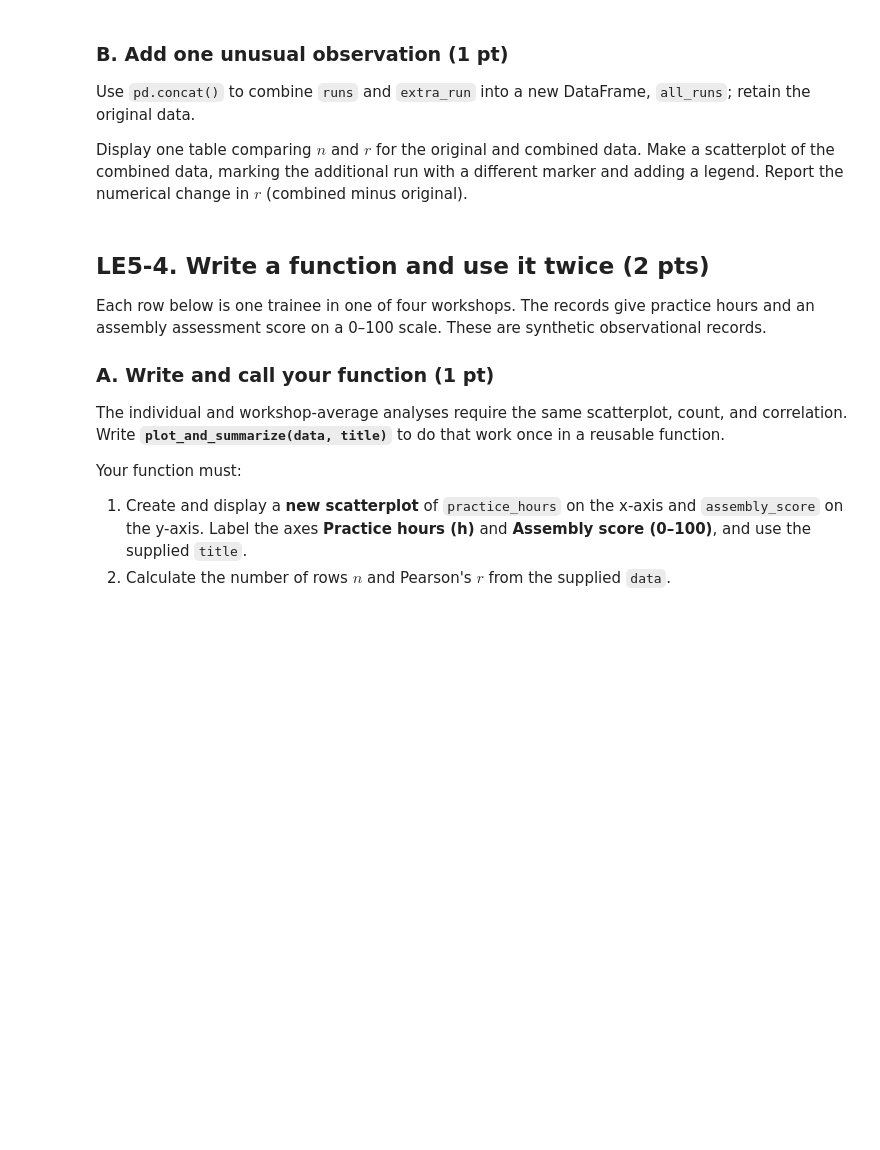
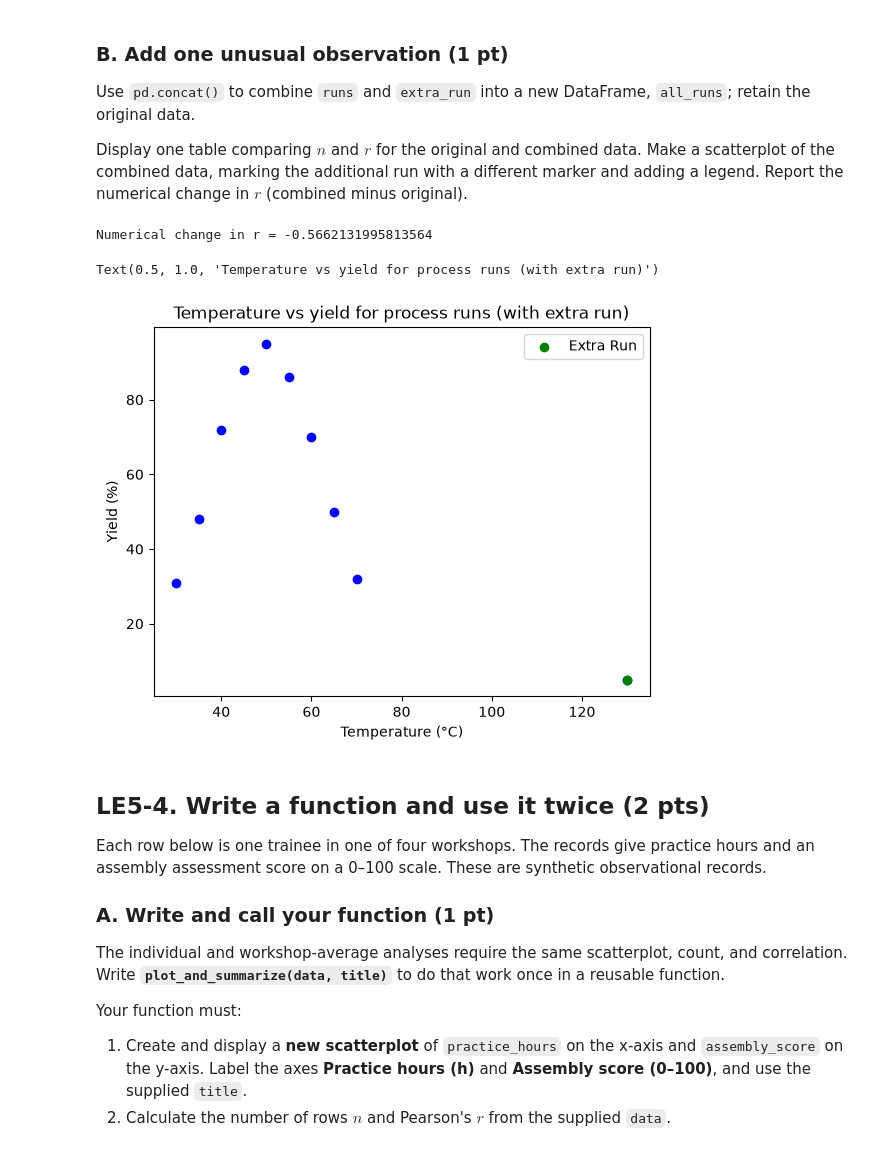
Before and after one commit to BradyJulian/Julian-Brady-ENGR-1451-Fork, a Jupyter notebook: 1-assignments/LE05/jub177LE05.ipynb, the cells around one changed output. Cells and saved outputs as stored; diff of their text form; code cells hidden in the pictures; blank space fills up the shorter version.

```diff
--- a/1-assignments/LE05/jub177LE05.ipynb
+++ b/1-assignments/LE05/jub177LE05.ipynb
@@ -292,7 +319,32 @@ Display one table comparing $n$ and $r$ for the original and combined data. Make
 # %%
 extra_run = pd.DataFrame({"temperature_C": [130], "yield_pct": [5]})
 
 # Your combined data, n/r comparison, and scatterplot here
+all_runs = pd.concat([runs,extra_run])
+
+#Scatterplot
+xtitle = "temperature_C"
+ytitle = "yield_pct"
+xaxis = all_runs[xtitle]
+yaxis = all_runs[ytitle]
+
+runs_correlation_new = xaxis.corr(yaxis)
+correlation_difference = runs_correlation_new - runs_correlation
+print("Numerical change in r =",correlation_difference)
+
+fig, ax = plt.subplots()
+ax.scatter(xaxis,yaxis, c = "blue")
+ax.scatter(extra_run[xtitle], extra_run[ytitle], c = "green", label="Extra Run")
+ax.set_xlabel("Temperature (°C)")
+ax.set_ylabel("Yield (%)")
+ax.legend()
+ax.set_title("Temperature vs yield for process runs (with extra run)")
+
+#DISPLAY
+# %% [output]
+Numerical change in r = -0.5662131995813564
+Text(0.5, 1.0, 'Temperature vs yield for process runs (with extra run)')
+[figure, added]
 # %% [markdown]
 ## LE5-4. Write a function and use it twice (2 pts)
 
```
Also changed, not shown: parts of 4 cells of this notebook.
